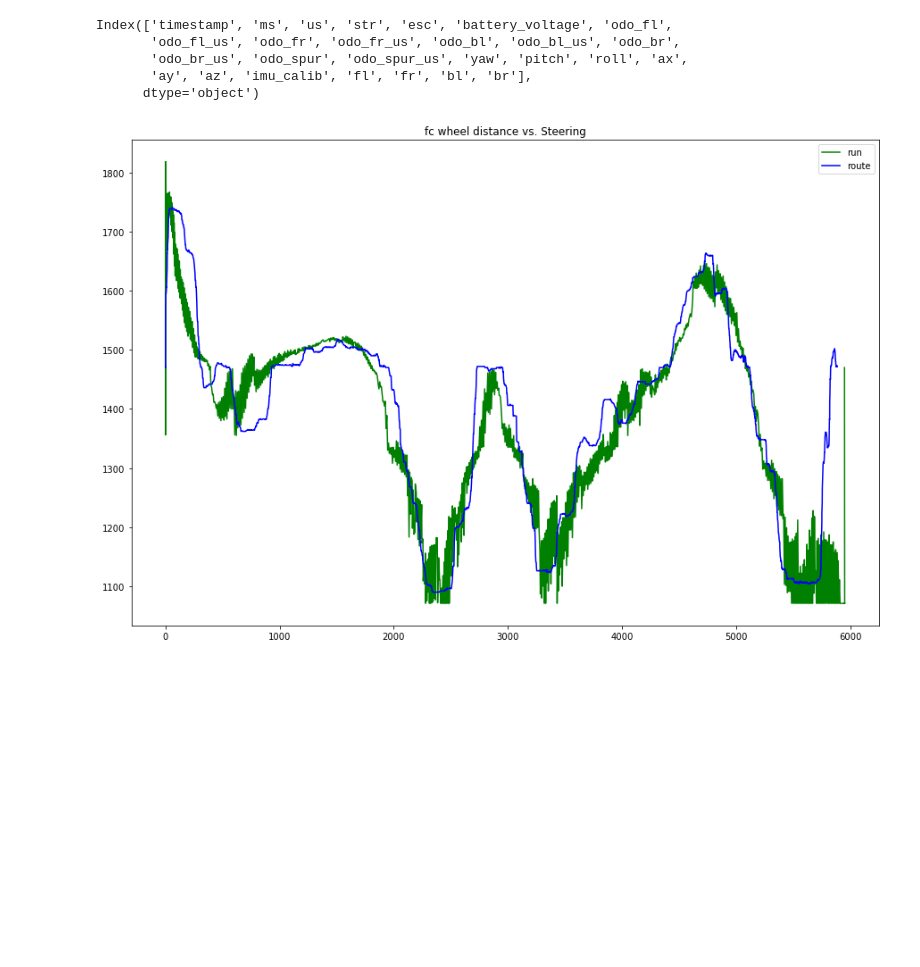
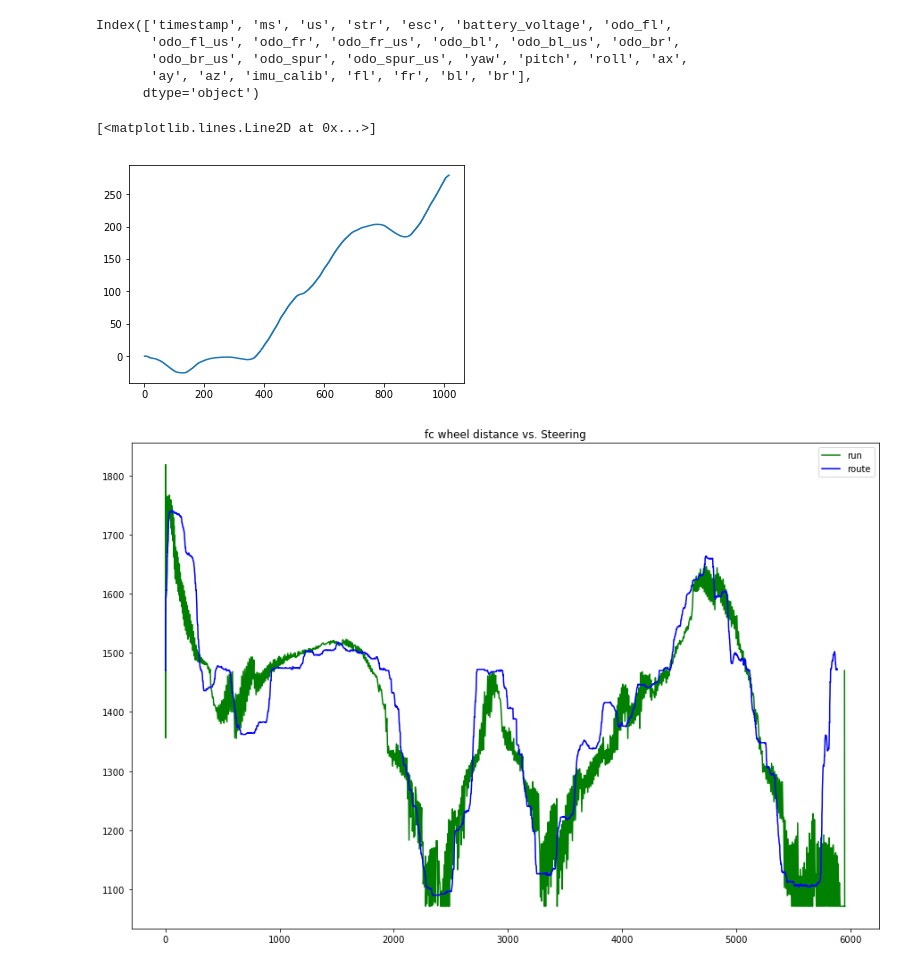
Before and after one commit to berickson/car, a Jupyter notebook: notebooks/Odometry.ipynb, the cells around one changed output. Saved outputs shown, nothing was run; the diff lists cells and outputs as text; code cells hidden in the pictures; blank space fills up the shorter version.

```diff
--- a/notebooks/Odometry.ipynb
+++ b/notebooks/Odometry.ipynb
@@ -98,6 +98,11 @@ Index(['timestamp', 'ms', 'us', 'str', 'esc', 'battery_voltage', 'odo_fl',
        'odo_br_us', 'odo_spur', 'odo_spur_us', 'yaw', 'pitch', 'roll', 'ax',
        'ay', 'az', 'imu_calib', 'fl', 'fr', 'bl', 'br'],
       dtype='object')
+# %%
+plt.plot(run.heading)
+# %% [output]
+[<matplotlib.lines.Line2D at 0x...>]
+[figure, added]
 # %%
 big_figure()
 plt.title('fc wheel distance vs. Steering')
```
Also changed, not shown: parts of 15 cells of this notebook, 13 other files.
